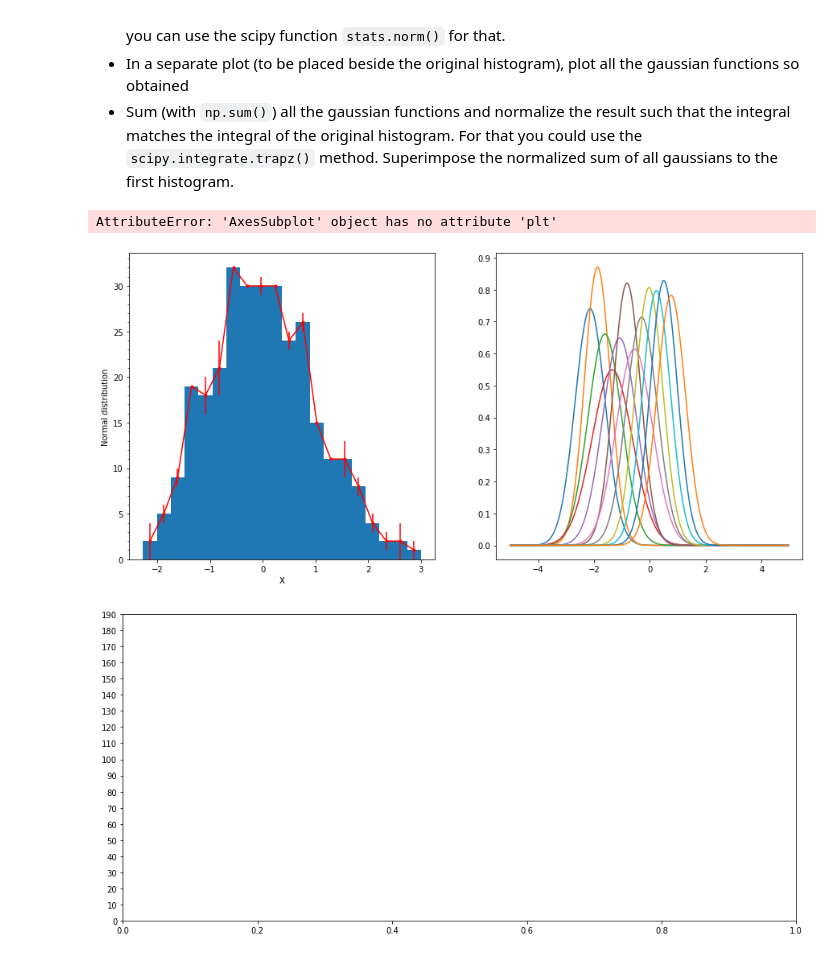
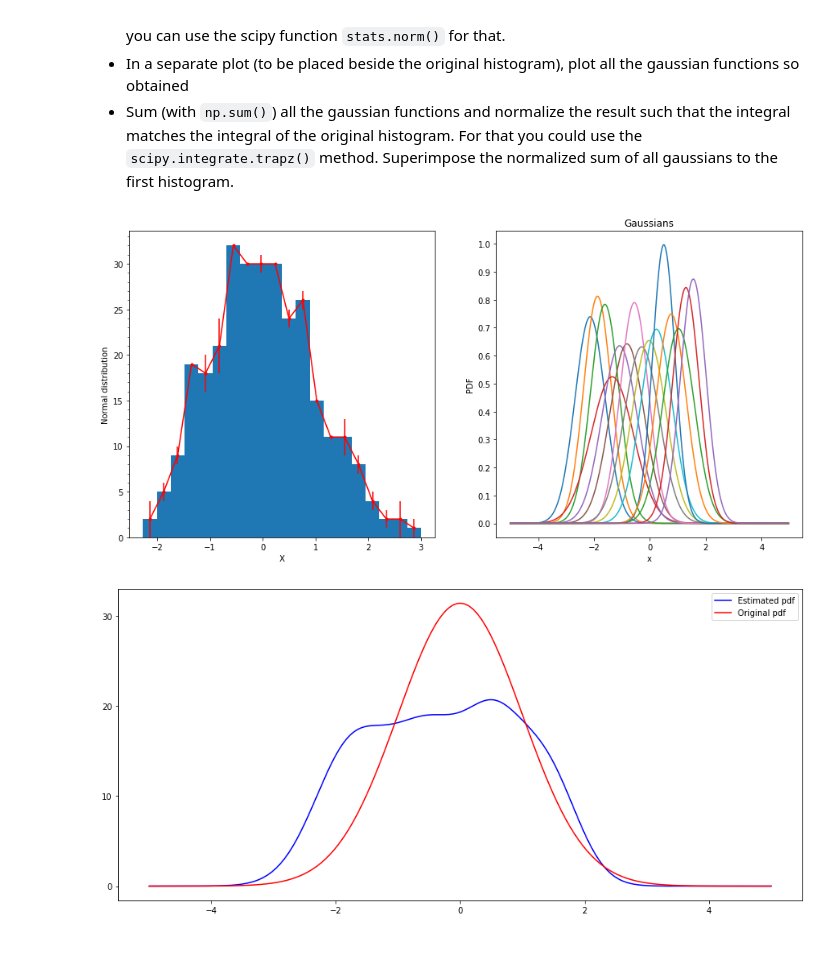
Before and after one commit to zucchett/HighLevelProgramming2021, a Jupyter notebook: 07ex_visualization.ipynb, the cells around one changed output. Cells and saved outputs as stored; diff of their text form; code cells hidden in the pictures.

```diff
--- a/07ex_visualization.ipynb
+++ b/07ex_visualization.ipynb
@@ -157,55 +158,59 @@ y_error = np.random.poisson(lam=st_dev, size=bin_centres.size)
 # Plot the error bars, centred on (bin_centre, bin_count), with length y_error
 ax1.errorbar(x=bin_centres, y=bin_counts, yerr=y_error, marker = '.', color="r")
 
 
 constant_std = 1.06 * bin_centres.size**(-1/5)
 y_i = []
 i = 0
 for e in bin_centres:
-    a = x[i:i+nbin]
-    st_dev_i = a.std() * constant_std
-    y_i += [stats.norm(e, st_dev_i),]
-    i += nbin
+    a = x[i:i+nbins]
+    check = np.isnan(a.std())
+    if check == False:
+        st_dev_i = a.std() * constant_std
+        y_i += [stats.norm(e, st_dev_i),]
+    i += nbins
+
 
 
 
 x_ = np.arange(-5,5,0.04)
 ax2.yaxis.set_ticks(np.arange(0, 2, 0.1))
 print()
 y_i_pdf = []
-for i in range(0,bin_centres.size):
+
+
+ax2.set_title('Gaussians')
+ax2.set_xlabel('x')
+ax2.set_ylabel('PDF')
+for i in range(0,len(y_i)):
     ax2.plot(x_,y_i[i].pdf(x_))
     y_i_pdf += [y_i[i].pdf(x_),]
 
-y_i_pdf_ = []
-for i in range(len(y_i_pdf)):
-    check = np.isnan(y_i_pdf[i][0])
-    if check == False:
-        y_i_pdf_ += [y_i_pdf[i],]
 
-y_i_pdf_ = np.array(y_i_pdf_)
 
-#Generating summed gaussian
-#y_i_pdf_ = y_i_pdf_.sum(axis=0)
-#lin_space = np.linspace(0, 100, 1000)
+y_i_pdf = np.array(y_i_pdf)
+
+y_i_pdf = y_i_pdf.sum(axis=0)
+lin_space = np.linspace(-5, 5, 250)
 #print(lin_space.size)
 
-#hist_area = integrate.trapz(bin_counts, bin_centres)
-#gaussian_area = integrate.trapz(y_i_pdf_, lin_space)
-#y_i_pdf_ = y_i_pdf_ / gaussian_area * hist_area
+hist_area = integrate.trapz(bin_counts, bin_centres)
+gaussian_area = integrate.trapz(y_i_pdf, lin_space)
+y_i_pdf = y_i_pdf / gaussian_area * hist_area
 
-#n = norm(loc=mean, scale=std)
-#original = n.pdf(lin_space)
-#original_area = integrate.trapz(original, lin_space)
-#original = original / original_area * hist_area
+n = norm(loc=mean, scale=st_dev)
+original = n.pdf(lin_space)
+original_area = integrate.trapz(original, lin_space)
+original = original / original_area * hist_area
 
 
 
 fig1, ax = plt.subplots(nrows=1, figsize=(15, 7))
 ax.yaxis.set_ticks(np.arange(0, 200, 10))
-ax.plt(y_i_pdf_)
+ax.plot(lin_space, y_i_pdf, c='blue', label='Estimated pdf')
+ax.plot(lin_space, original, c='red', label='Original pdf')
+ax.legend()
 plt.show()
 # %% [output]
-AttributeError: 'AxesSubplot' object has no attribute 'plt'
-[figure, old version]
+[figure, new version]
-[figure, old version]
+[figure, new version]
```
Also changed, not shown: parts of 2 cells of this notebook.
